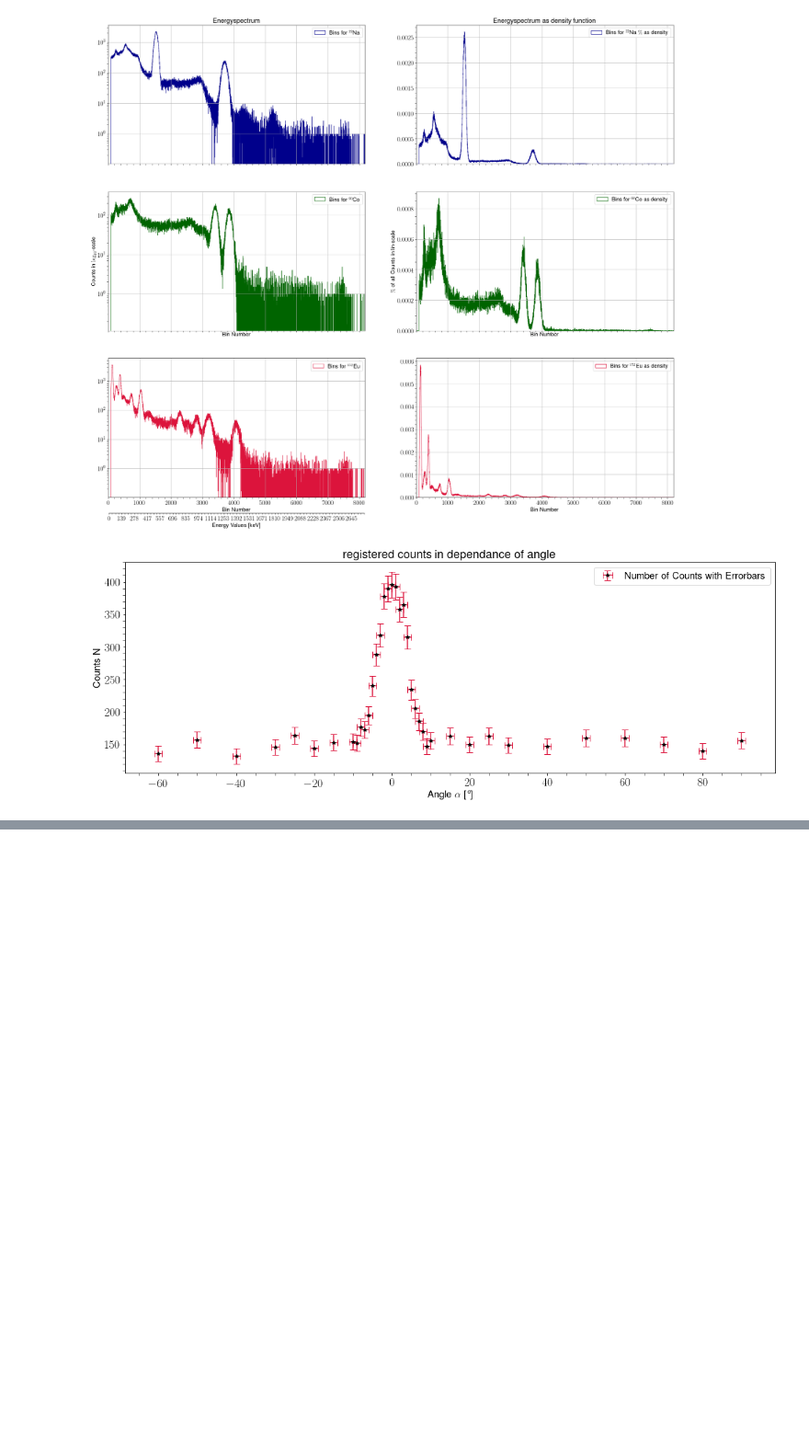
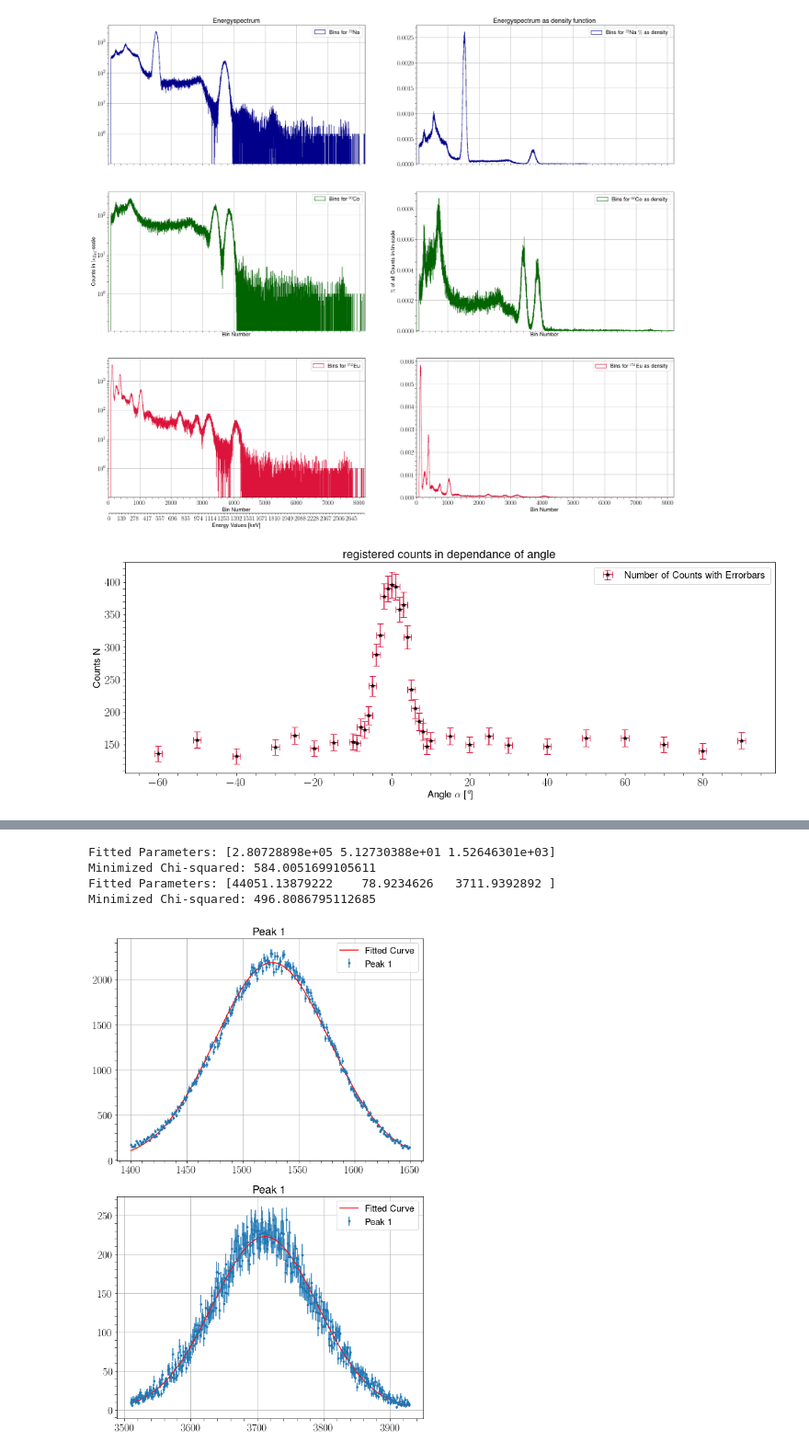
Before and after one commit to MayerPablo/FP, a Jupyter notebook: Szintillator.ipynb, the cells around one changed output, grey strips where cells are left out. Shown: that part at 92% size. Saved outputs shown, nothing was run; the diff lists cells and outputs as text; code cells hidden in the pictures; blank space fills up the shorter version.

```diff
--- a/Szintillator.ipynb
+++ b/Szintillator.ipynb
@@ -735,0 +458,36 @@ def latextable(werte,      #Alle Werte als numpy Array von Wertearrays (dtype=fl
+# %%
+#SODIUM FIT
+
+na_least_sqaure_fit_p1 = least_square_fit(bins_na_peak_1,na_peak_1,[290000, 70, 1500])
+na_least_sqaure_fit_p2 = least_square_fit(bins_na_peak_2,na_peak_2,[50000, 70, 3700])
+
+
+fig, axes = plt.subplots(nrows=2, ncols=1, figsize=(8, 12))
+
+# Peak 1 Plotting
+axes[0].errorbar(na_least_sqaure_fit_p1[0], na_least_sqaure_fit_p1[1],
+             yerr=na_least_sqaure_fit_p1[3], fmt='.', label="Peak 1")
+axes[0].plot(na_least_sqaure_fit_p1[0], my_function(na_least_sqaure_fit_p1[0],
+            *na_least_sqaure_fit_p1[2]), label="Fitted Curve", color='r')
+axes[0].set_title('Peak 1')
+axes[0].legend()
+
+# Peak 2 Plotting
+axes[1].errorbar(na_least_sqaure_fit_p2[0], na_least_sqaure_fit_p2[1],
+             yerr=na_least_sqaure_fit_p2[3], fmt='.', label="Peak 1")
+axes[1].plot(na_least_sqaure_fit_p2[0], my_function(na_least_sqaure_fit_p2[0],
+            *na_least_sqaure_fit_p2[2]), label="Fitted Curve", color='r')
+axes[1].set_title('Peak 1')
+axes[1].legend()
+
+# Adjust spacing between subplots
+plt.tight_layout()
+
+# Show the plots
+plt.show()
+# %% [output]
+Fitted Parameters: [2.80728898e+05 5.12730388e+01 1.52646301e+03]
+Minimized Chi-squared: 584.0051699105611
+Fitted Parameters: [44051.13879222    78.9234626   3711.9392892 ]
+Minimized Chi-squared: 496.8086795112685
+[figure, added]
```
Also changed, not shown: parts of 8 cells of this notebook, 1 other file.
